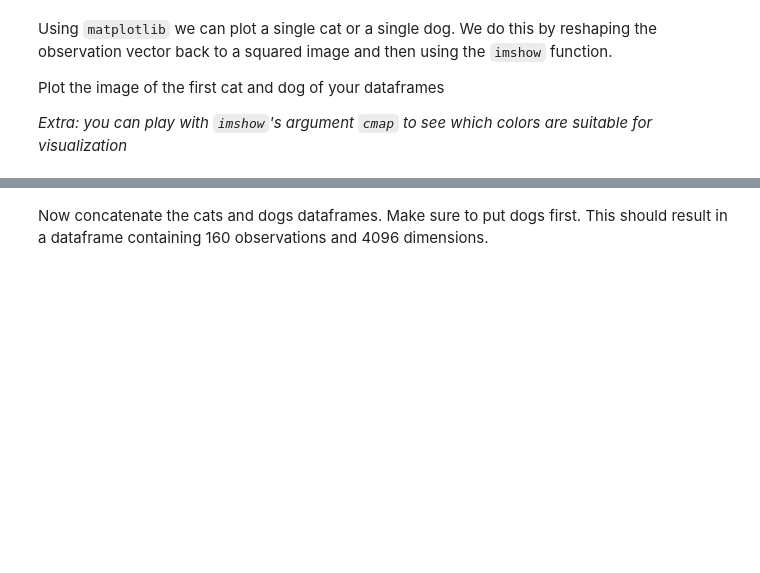
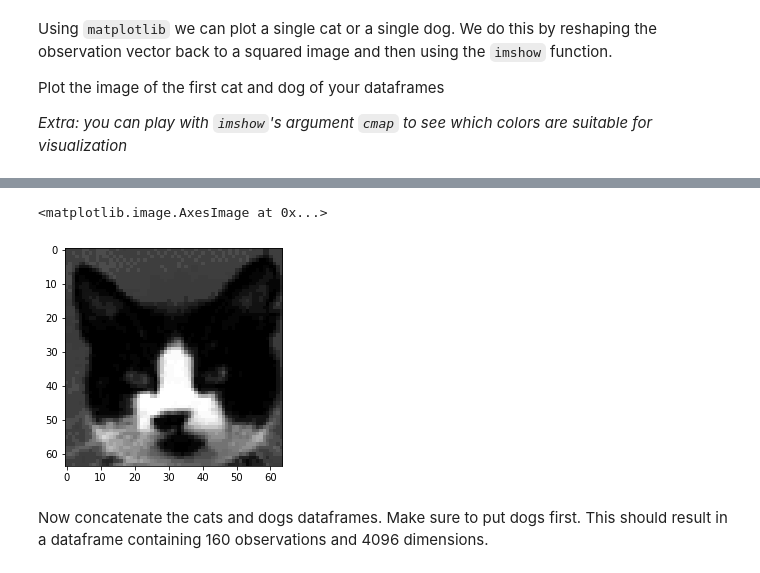
Before and after one commit to juliamoraiss/Ironhack, a Jupyter notebook: Labs/Week 8/1. Principal-Component-Analysis/your-code/main.ipynb, the cells around one changed output, grey strips where cells are left out. Drawn from its saved outputs; the diff is of its cells as text; code cells hidden in the pictures; blank space fills up the shorter version.

```diff
--- a/Labs/Week 8/1. Principal-Component-Analysis/your-code/main.ipynb
+++ b/Labs/Week 8/1. Principal-Component-Analysis/your-code/main.ipynb
@@ -18,2 +23,4 @@ In this challenge we will work with image data and reduce the dimensions of the
+# %%
+cats = pd.read_csv('../data/cats.csv')
 # %% [markdown]
 Next, we'll examine the shape of both the cats and the dogs arrays. Print out both shapes below.
@@ -36,2 +58,9 @@ _Extra: you can play with `imshow`'s argument `cmap` to see which colors are sui
+# %%
+reshape_cats = np.array(cats.loc[0,:]).reshape(64,64)
+# %%
+plt.imshow(reshape_cats, cmap='gray')
+# %% [output]
+<matplotlib.image.AxesImage at 0x...>
+[figure, added]
 # %% [markdown]
 Now concatenate the cats and dogs dataframes. Make sure to put dogs first. This should result in a dataframe containing 160 observations and 4096 dimensions.
```
Also changed, not shown: parts of 38 cells of this notebook.
